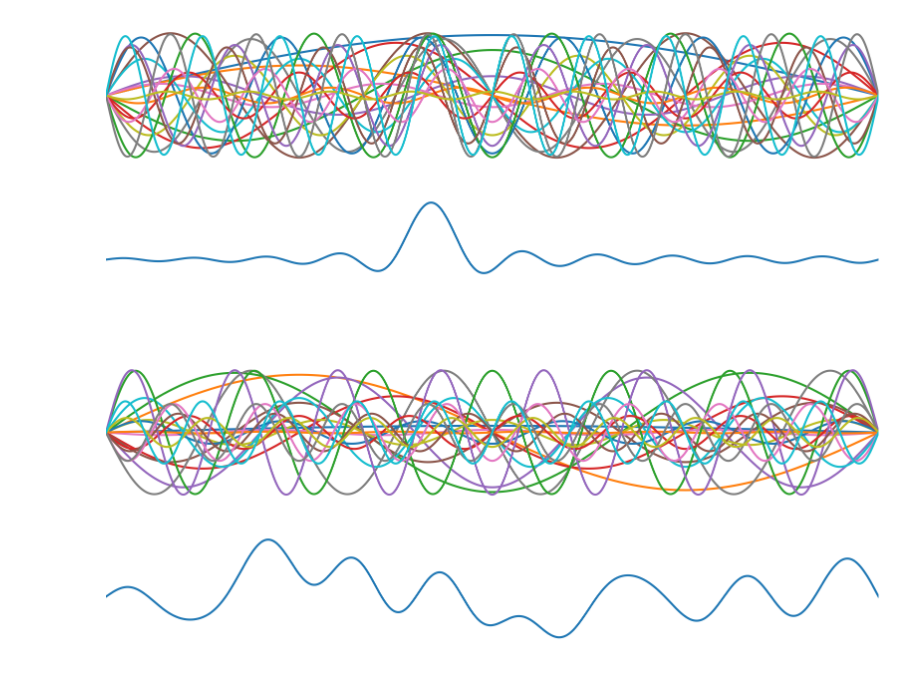
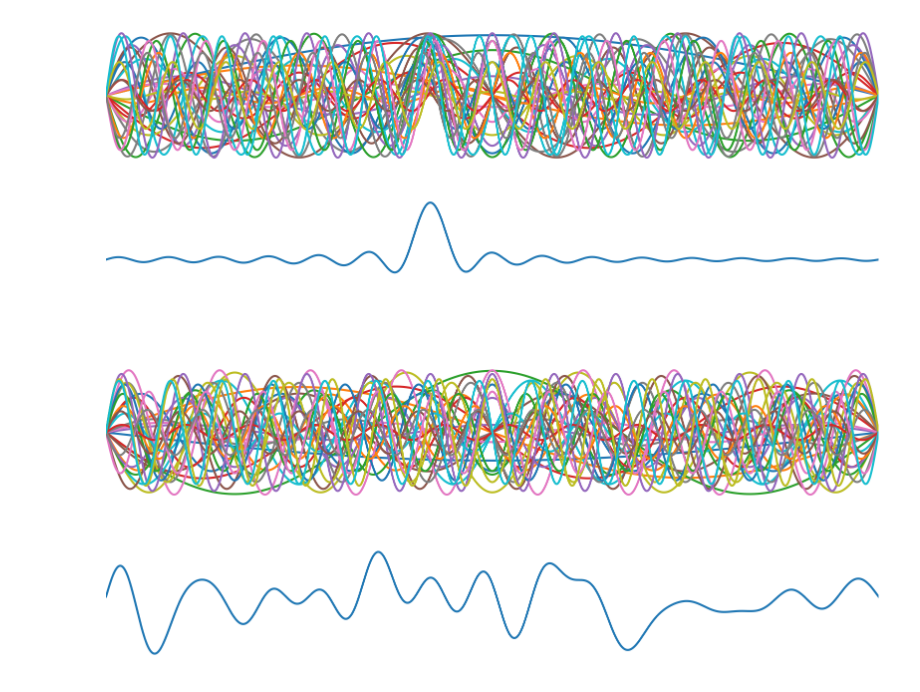
Before and after one commit to joschkabirk/panim, a Jupyter notebook: mode_locking.ipynb, the cells around one changed output. Drawn from its saved outputs; the diff is of its cells as text; code cells hidden in the pictures.

```diff
--- a/mode_locking.ipynb
+++ b/mode_locking.ipynb
@@ -10,7 +10,7 @@ from pulse_animation import *
 %config InlineBackend.figure_format = 'retina'
 # %%
-d = resonator_modes(0.21, np.linspace(0, 1, 2000), 20, spectrum_std=1000)
-b = resonator_modes(0.21, np.linspace(0, 1, 2000), 20, spectrum_std=1000, random_phases=True)
+d = resonator_modes(0.21, np.linspace(0, 1, 2000), 30, spectrum_std=1000, save_in="plots/mode_locking/locked_phase")
+b = resonator_modes(0.21, np.linspace(0, 1, 2000), 30, spectrum_std=1000, save_in="plots/mode_locking/random_phase", random_phases=True)
 # %% [output]
-[figure, old version]
+[figure, new version]
-[figure, old version]
+[figure, new version]
```
Also changed, not shown: parts of 3 cells of this notebook, 1 other file.
